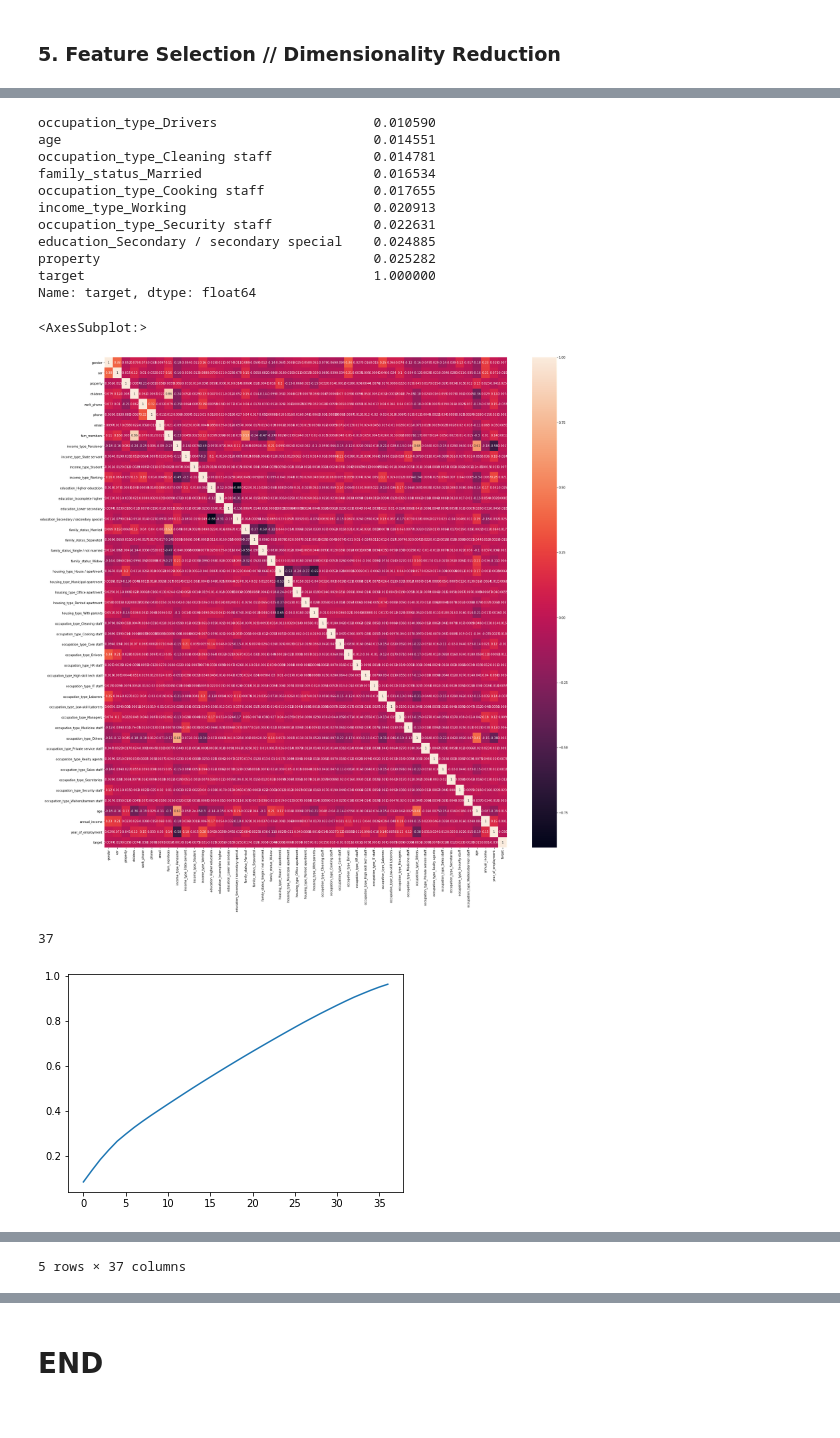
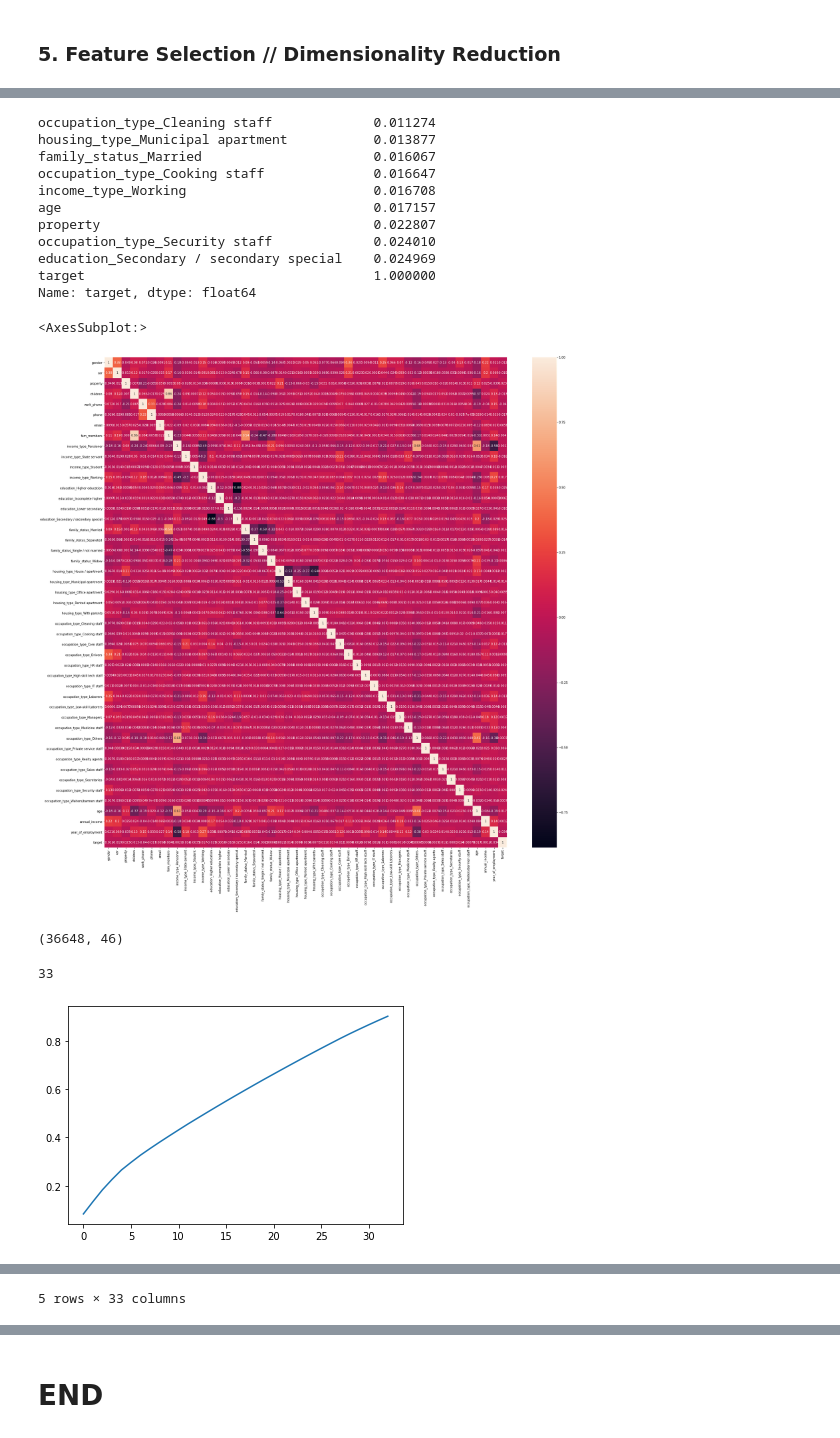
Before and after one commit to amisijlak/Africa-Data-School, a Jupyter notebook: 26 Classification/Credit Risk Management (Classification).ipynb, the cells around one changed output, grey strips where cells are left out. Cells and saved outputs as stored; diff of their text form; code cells hidden in the pictures.

```diff
--- a/26 Classification/Credit Risk Management (Classification).ipynb
+++ b/26 Classification/Credit Risk Management (Classification).ipynb
@@ -764,7 +790,7 @@ plt.show()
 
 #5.2.1. Test on df_a set
 
-df_a_train_processed = pd.concat([x_a_train_rs_over, y_a_train_over], axis=1) #combine processed features with their target
+df_a_train_processed = pd.concat([x_a_train_ss_over, y_a_train_over], axis=1) #combine processed features with their target
 
 cm_a = df_a_train_processed.corr()
 
@@ -773,42 +799,46 @@ print(cm_a.target.sort_values().tail(10))
 plt.figure(figsize=(30,30))
 sns.heatmap(cm_a, xticklabels=df_a_train_processed.columns, yticklabels=df_a_train_processed.columns,annot=True)
 # %% [output]
-occupation_type_Drivers                    0.010590
-age                                        0.014551
-occupation_type_Cleaning staff             0.014781
-family_status_Married                      0.016534
-occupation_type_Cooking staff              0.017655
-income_type_Working                        0.020913
-occupation_type_Security staff             0.022631
-education_Secondary / secondary special    0.024885
-property                                   0.025282
+occupation_type_Cleaning staff             0.011274
+housing_type_Municipal apartment           0.013877
+family_status_Married                      0.016067
+occupation_type_Cooking staff              0.016647
+income_type_Working                        0.016708
+age                                        0.017157
+property                                   0.022807
+occupation_type_Security staff             0.024010
+education_Secondary / secondary special    0.024969
 target                                     1.000000
 Name: target, dtype: float64
 <AxesSubplot:>
-[figure, old version]
+[figure, new version]
+# %%
+x_a_train_ss_over.shape
+# %% [output]
+(36648, 46)
 # %%
 #5.3. Dimensionality Reduction (Component-based): PCA
 #PCA groups variables by their correlations, and each group is condisidered as a factor
 #PCA creates a new set of variables with a smaller set of factors that are uncorrelated
 #in such a way that 1st PC explains maximum variance, followed by 2nd and so on (n_components)
 
 #5.3.1. PCA on df_a set
 
 df_a_train_processed.shape
 
 from sklearn.decomposition import PCA
 
-pca = PCA(.95)
+pca = PCA(.90)
 
 pca_a_train = pca.fit(x_a_train_ss_over, y_a_train_over)
 print(pca_a_train.n_components_)
 
 plt.plot(np.cumsum(pca_a_train.explained_variance_ratio_))
 plt.show()
 
 x_a_train_ss_over_pca = pd.DataFrame(pca_a_train.transform(x_a_train_ss_over))
 x_a_train_ss_over_pca.head()
 # %% [output]
-37
+33
-[figure, old version]
+[figure, new version]
 |  | 0 | 1 | 2 | 3 | 4 | 5 | 6 | 7 | 8 | 9 | ... | ... |
@@ -820,4 +850,4 @@ x_a_train_ss_over_pca.head()
-5 rows × 37 columns
+5 rows × 33 columns
 # %%
 #Apply PCA on x_test set
 
```
Also changed, not shown: parts of 12 cells of this notebook, 6 other files.
